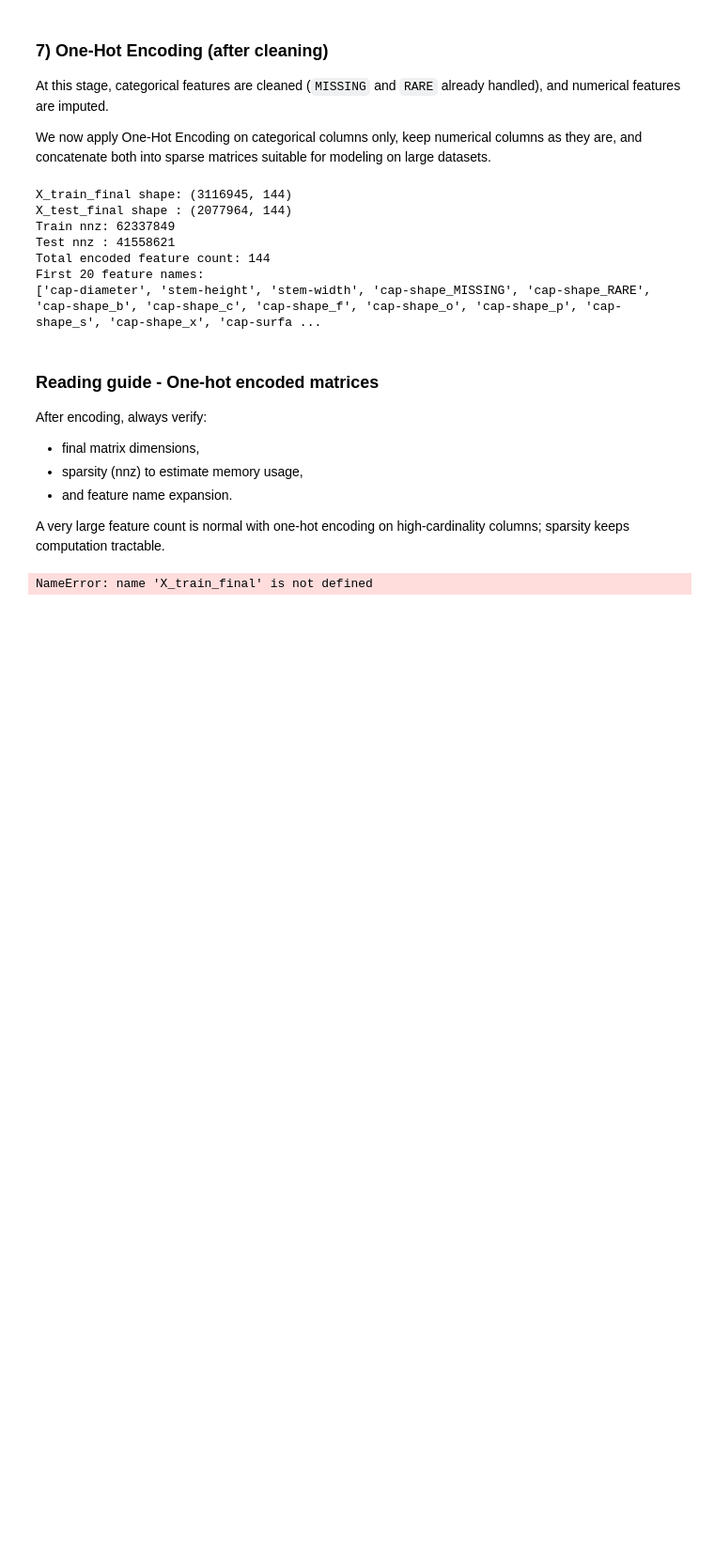
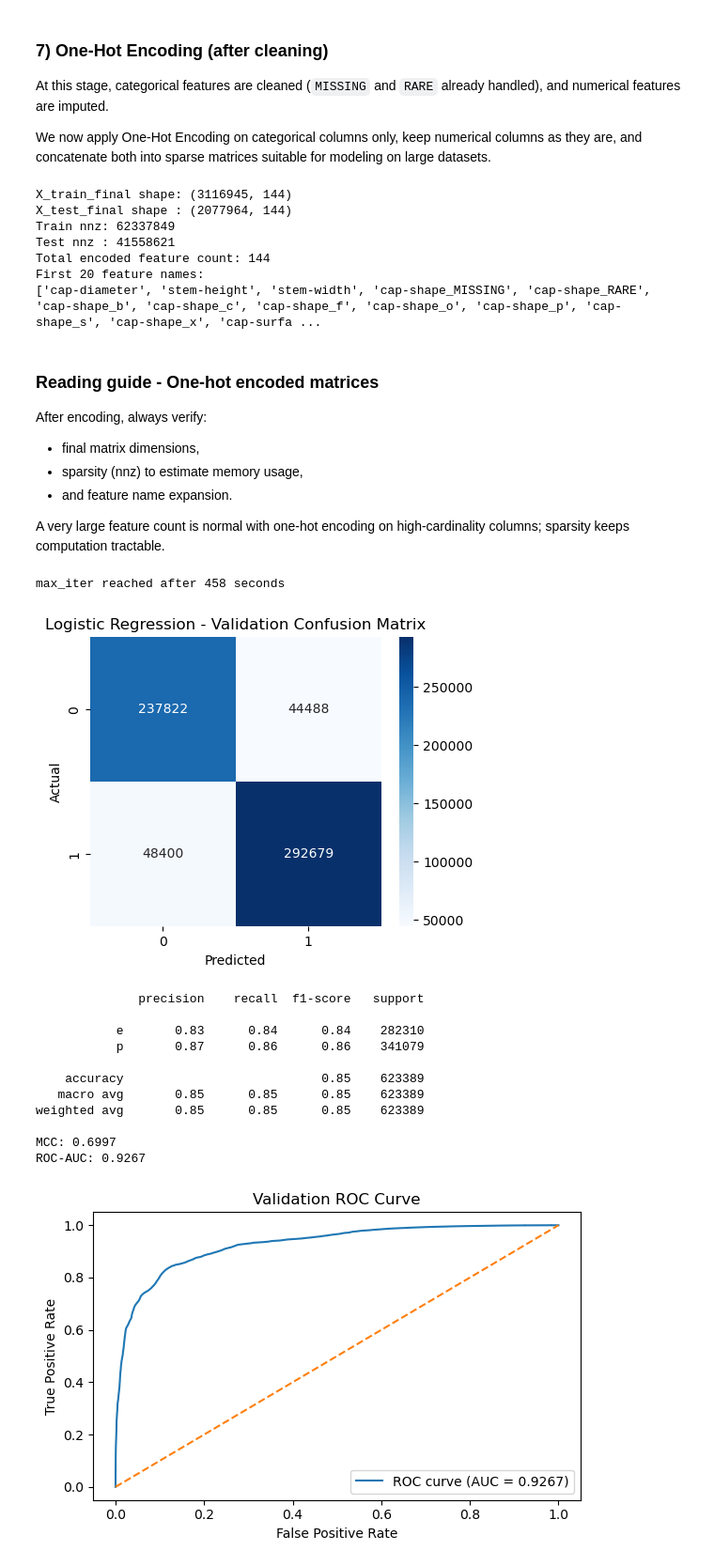
Before and after one commit to AntoineMilochevitch/mushroom-prediction, a Jupyter notebook: notebooks/mushroom_prediction.ipynb, the cells around one changed output. Shown at 94% size. Cells and saved outputs as stored; diff of their text form; code cells hidden in the pictures; blank space fills up the shorter version.

Commit message:
suppression graph + fix logistic regression

```diff
--- a/notebooks/mushroom_prediction.ipynb
+++ b/notebooks/mushroom_prediction.ipynb
@@ -369,11 +353,6 @@ rare_summary = pd.DataFrame(rare_rows).sort_values(
     ["n_rare_categories", "rare_total_pct"], ascending=False
 )
 display(rare_summary.head(20))
-
-# Show top categories for a few high-cardinality columns
-for col in rare_summary.head(5)["column"].tolist():
-    print(f"\nTop categories for {col}:")
-    display(train_df[col].value_counts(dropna=False).head(10).to_frame("count"))
 # %% [output]
 |  | column | n_unique | n_rare_categories | rare_total_pct |
 | 1 | cap-surface | 83 | 72 | 0.019 |
@@ -949,35 +744,77 @@ A very large feature count is normal with one-hot encoding on high-cardinality c
 # %%
 # Model
 from sklearn.linear_model import LogisticRegression
-
-# Metrics
+from sklearn.model_selection import train_test_split
 from sklearn.metrics import (
     confusion_matrix,
     classification_report,
     roc_curve,
-    roc_auc_score
+    roc_auc_score,
+    matthews_corrcoef
+)
+
+# Split train into train/validation
+X_tr, X_val, y_tr, y_val = train_test_split(
+    X_train_final,
+    y_train,
+    test_size=0.2,
+    random_state=42,
+    stratify=y_train
 )
 
 # Train model
-model = LogisticRegression(max_iter=1000)
-model.fit(X_train_final)
+model = LogisticRegression(max_iter=200, solver="saga", verbose=1)
+model.fit(X_tr, y_tr)
 
-# Predictions
-y_pred = model.predict(X_test_final)
-y_proba = model.predict_proba(X_test_final)[:, 1]
+# Validation predictions
+y_pred = model.predict(X_val)
+y_proba = model.predict_proba(X_val)[:, 1]
 
-
-plt.figure(figsize=(5,4))
-sns.heatmap(cm, annot=True, fmt='d', cmap='Blues')
-plt.title("Logistic Regression - Confusion Matrix")
+# Confusion matrix
+cm = confusion_matrix(y_val, y_pred)
+plt.figure(figsize=(5, 4))
+sns.heatmap(cm, annot=True, fmt="d", cmap="Blues")
+plt.title("Logistic Regression - Validation Confusion Matrix")
 plt.xlabel("Predicted")
 plt.ylabel("Actual")
 plt.show()
 
-# Extract TN, FP, FN, TP
+# Classification metrics
+print(classification_report(y_val, y_pred))
+print(f"MCC: {matthews_corrcoef(y_val, y_pred):.4f}")
+print(f"ROC-AUC: {roc_auc_score(y_val, y_proba):.4f}")
 
-# Precision, Recall, F1
+# ROC curve
+fpr, tpr, _ = roc_curve(y_val, y_proba)
+plt.figure(figsize=(6, 4))
+plt.plot(fpr, tpr, label=f"ROC curve (AUC = {roc_auc_score(y_val, y_proba):.4f})")
+plt.plot([0, 1], [0, 1], linestyle="--")
+plt.xlabel("False Positive Rate")
+plt.ylabel("True Positive Rate")
+plt.title("Validation ROC Curve")
+plt.legend(loc="lower right")
+plt.tight_layout()
+plt.show()
 
-# ROC Curve + AUC
+# Kaggle predictions (for submission)
+test_pred = model.predict(X_test_final)
+submission = pd.DataFrame({
+    "id": test_df["id"],
+    "class": test_pred
+})
+submission.head()
 # %% [output]
-NameError: name 'X_train_final' is not defined
+max_iter reached after 458 seconds
+[figure, added]
+              precision    recall  f1-score   support
+
+           e       0.83      0.84      0.84    282310
+           p       0.87      0.86      0.86    341079
+
+    accuracy                           0.85    623389
+   macro avg       0.85      0.85      0.85    623389
+weighted avg       0.85      0.85      0.85    623389
+
+MCC: 0.6997
+ROC-AUC: 0.9267
+[figure, added]
```
Also changed, not shown: parts of 14 cells of this notebook.
